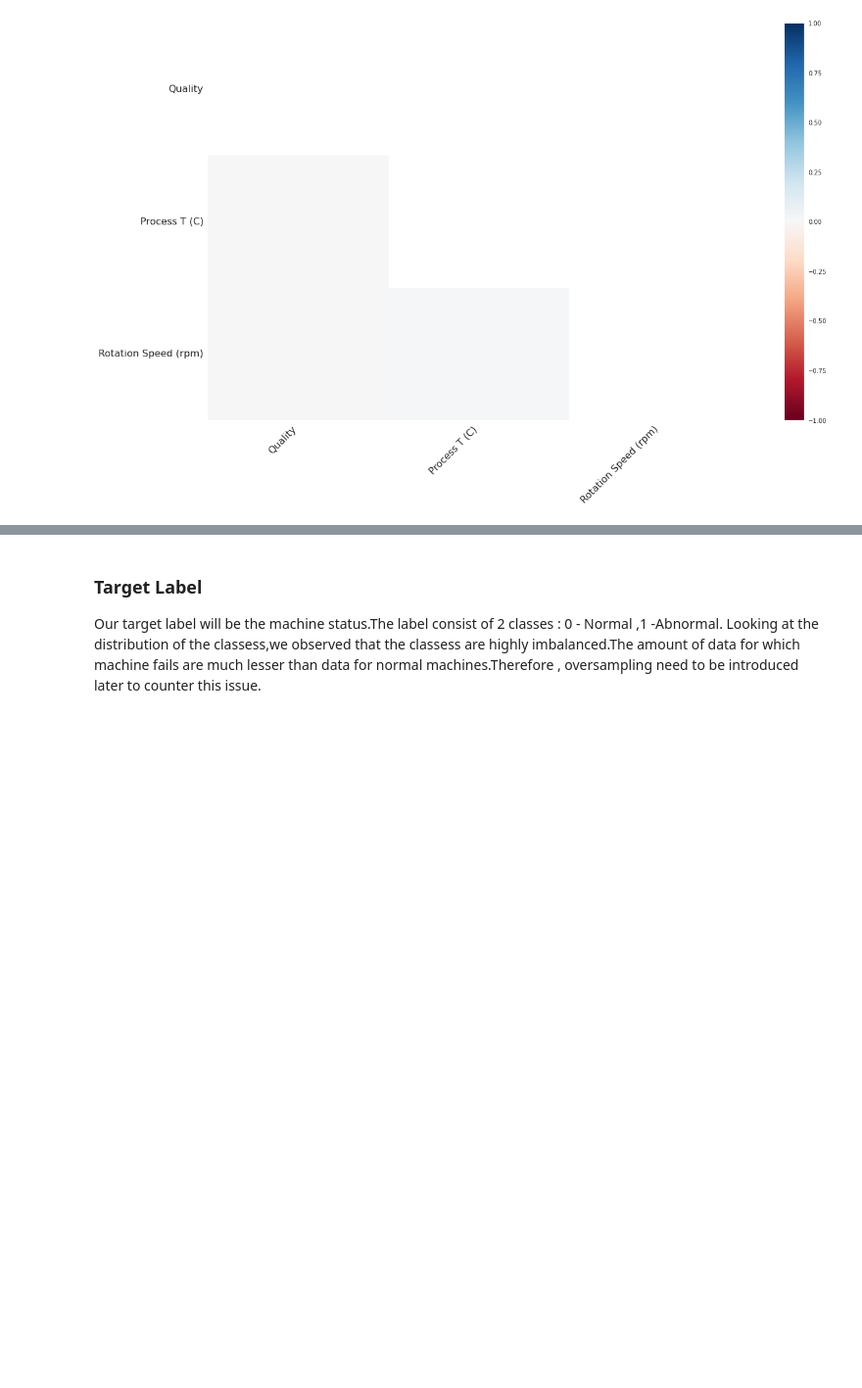
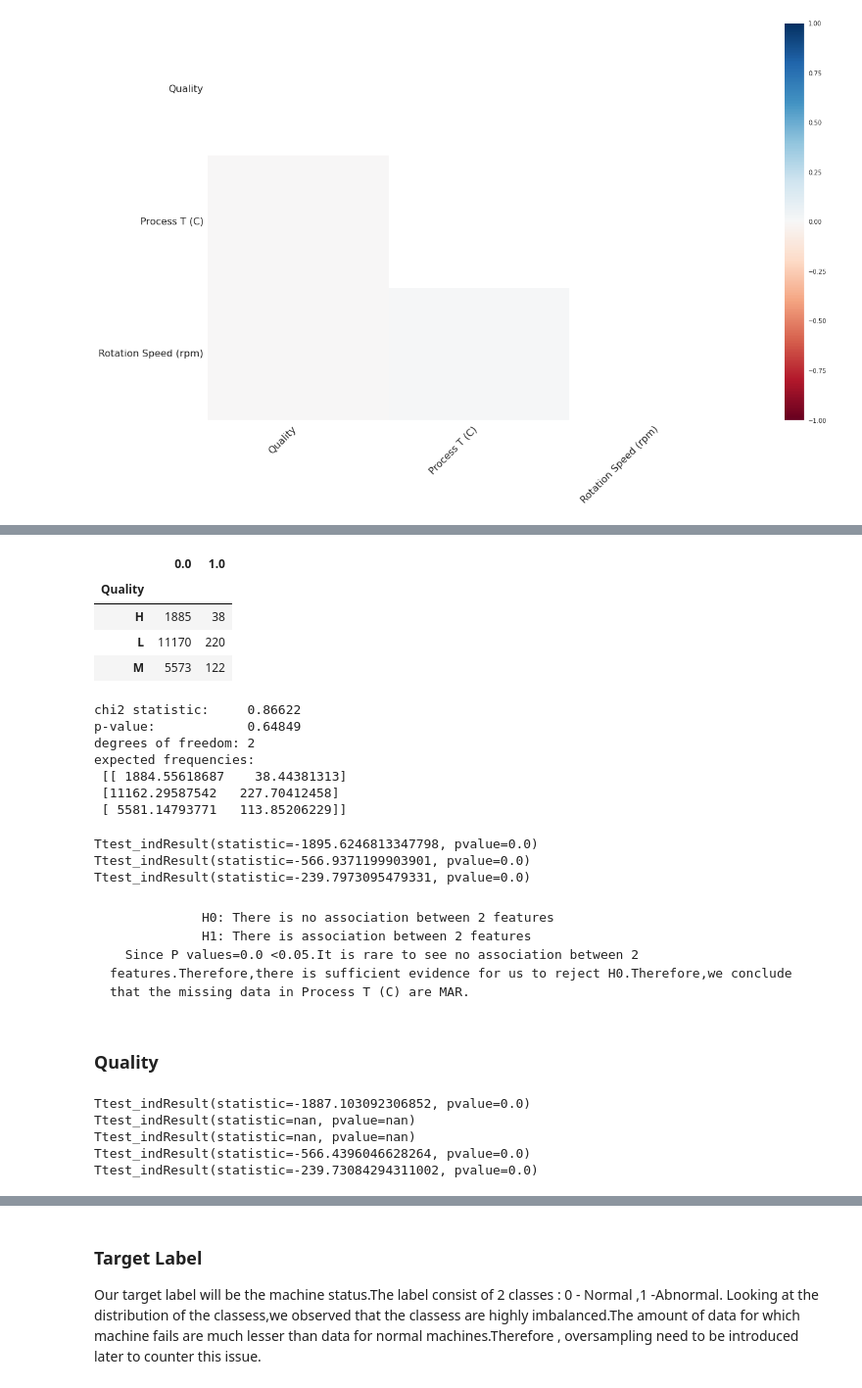
Before and after one commit to zhuofan-16/Machine_Failure_Prediction, a Jupyter notebook: Machine_Classification.ipynb, the cells around one changed output, grey strips where cells are left out. Shown at 98% size. Cells and saved outputs as stored; diff of their text form; code cells hidden in the pictures; blank space fills up the shorter version.

```diff
--- a/Machine_Classification.ipynb
+++ b/Machine_Classification.ipynb
@@ -247,0 +305,30 @@ msno.heatmap(machineDf)
+# %%
+qt=dummyColumn(machineDf[ 'Process T (C)'])[0]
+# %%
+chi2_by_hand(machineDf['Quality'],qt)
+# %% [output]
+|  | 0.0 | 1.0 |
+| Quality |  |  |
+| H | 1885 | 38 |
+| L | 11170 | 220 |
+| M | 5573 | 122 |
+chi2 statistic:     0.86622
+p-value:            0.64849
+degrees of freedom: 2
+expected frequencies:
+ [[ 1884.55618687    38.44381313]
+ [11162.29587542   227.70412458]
+ [ 5581.14793771   113.85206229]]
+# %%
+for x in quantitativeVariable:
+    print(stats.ttest_ind(qt,machineDf[x]))
+# %% [output]
+Ttest_indResult(statistic=-1895.6246813347798, pvalue=0.0)
+Ttest_indResult(statistic=-566.9371199903901, pvalue=0.0)
+Ttest_indResult(statistic=-239.7973095479331, pvalue=0.0)
+# %% [markdown]
+                H0: There is no association between 2 features
+                H1: There is association between 2 features
+      Since P values=0.0 <0.05.It is rare to see no association between 2 features.Therefore,there is sufficient evidence for us to reject H0.Therefore,we conclude that the missing data in Process T (C) are MAR.
+# %% [markdown]
+### Quality
@@ -247,0 +337,9 @@ msno.heatmap(machineDf)
+# %%
+for x in quantitativeVariable:
+    print(stats.ttest_ind(qt,machineDf[x]))
+# %% [output]
+Ttest_indResult(statistic=-1887.103092306852, pvalue=0.0)
+Ttest_indResult(statistic=nan, pvalue=nan)
+Ttest_indResult(statistic=nan, pvalue=nan)
+Ttest_indResult(statistic=-566.4396046628264, pvalue=0.0)
+Ttest_indResult(statistic=-239.73084294311002, pvalue=0.0)
```
Also changed, not shown: parts of 11 cells of this notebook.
